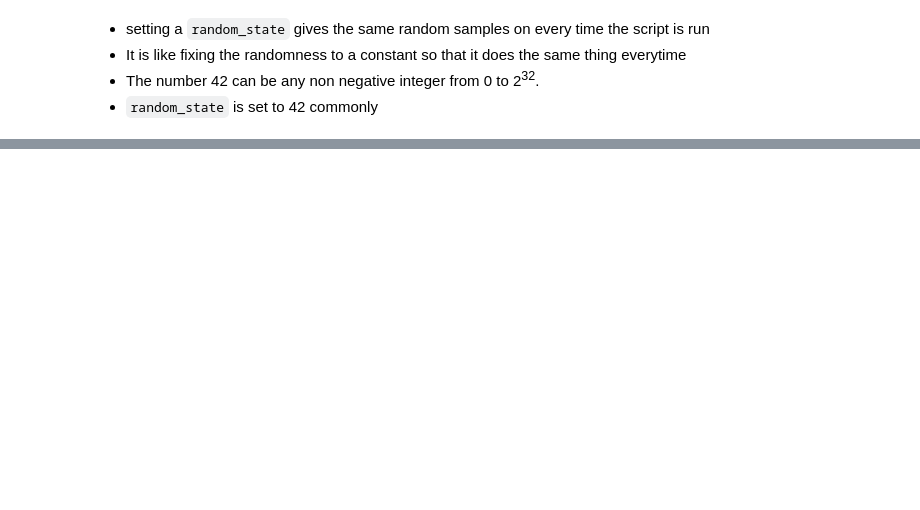
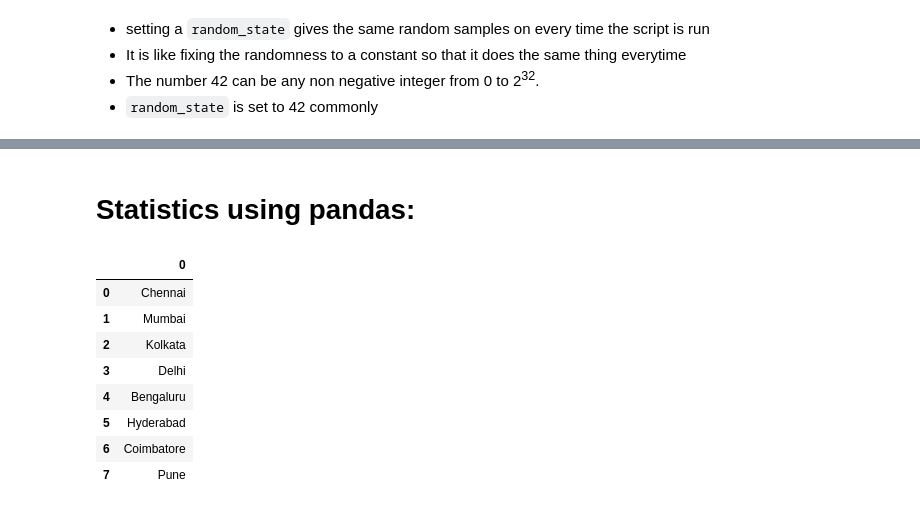
Before and after one commit to arjunpvm/mlp, a Jupyter notebook: week1/introduction_to_pandas.ipynb, the cells around one changed output, grey strips where cells are left out. Saved outputs shown, nothing was run; the diff lists cells and outputs as text; code cells hidden in the pictures; blank space fills up the shorter version.

```diff
--- a/week1/introduction_to_pandas.ipynb
+++ b/week1/introduction_to_pandas.ipynb
@@ -985,0 +987,17 @@ df_copy.sample(3, replace=True) # allows multiple occurences of same row. Try ru
+# %% [markdown]
+# Statistics using pandas:
+# %%
+cities = ["Chennai", "Mumbai", "Kolkata", "Delhi", "Bengaluru", "Hyderabad", "Coimbatore", "Pune"]
+
+cities_df = pd.DataFrame(cities)
+cities_df
+# %% [output]
+|  | 0 |
+| 0 | Chennai |
+| 1 | Mumbai |
+| 2 | Kolkata |
+| 3 | Delhi |
+| 4 | Bengaluru |
+| 5 | Hyderabad |
+| 6 | Coimbatore |
+| 7 | Pune |
```
Also changed, not shown: parts of 59 cells of this notebook.
